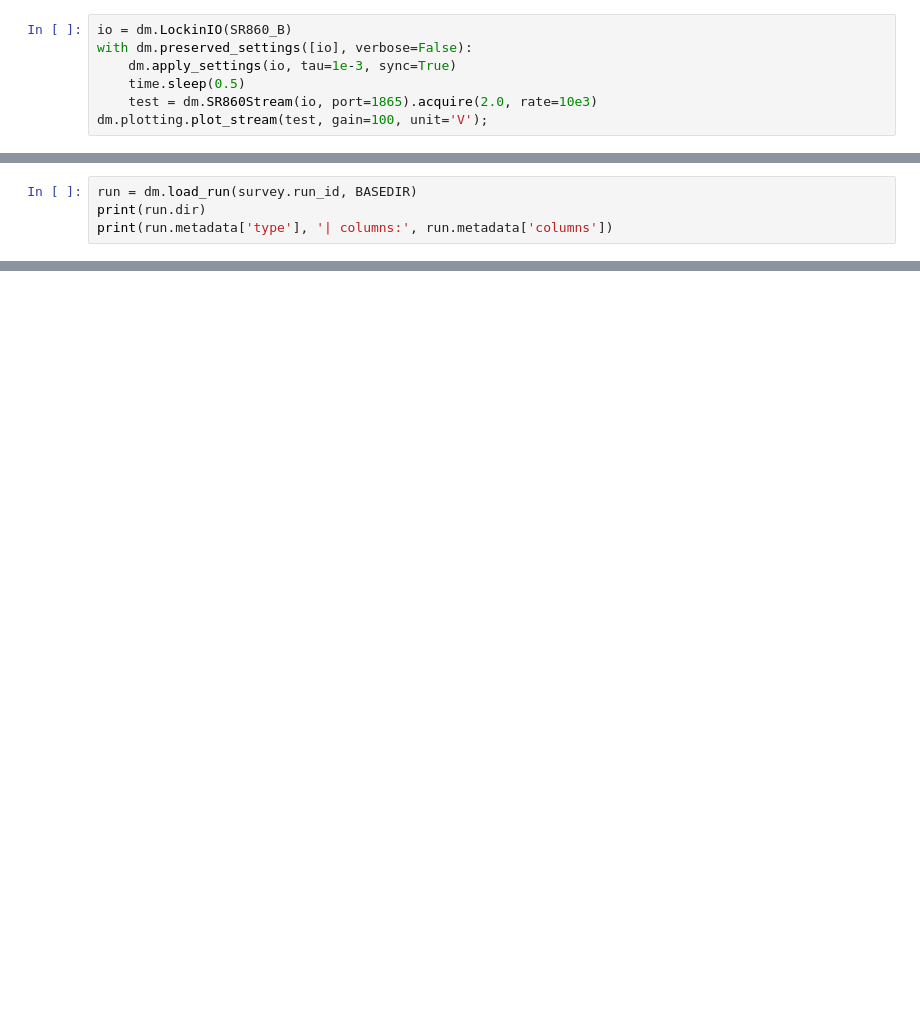
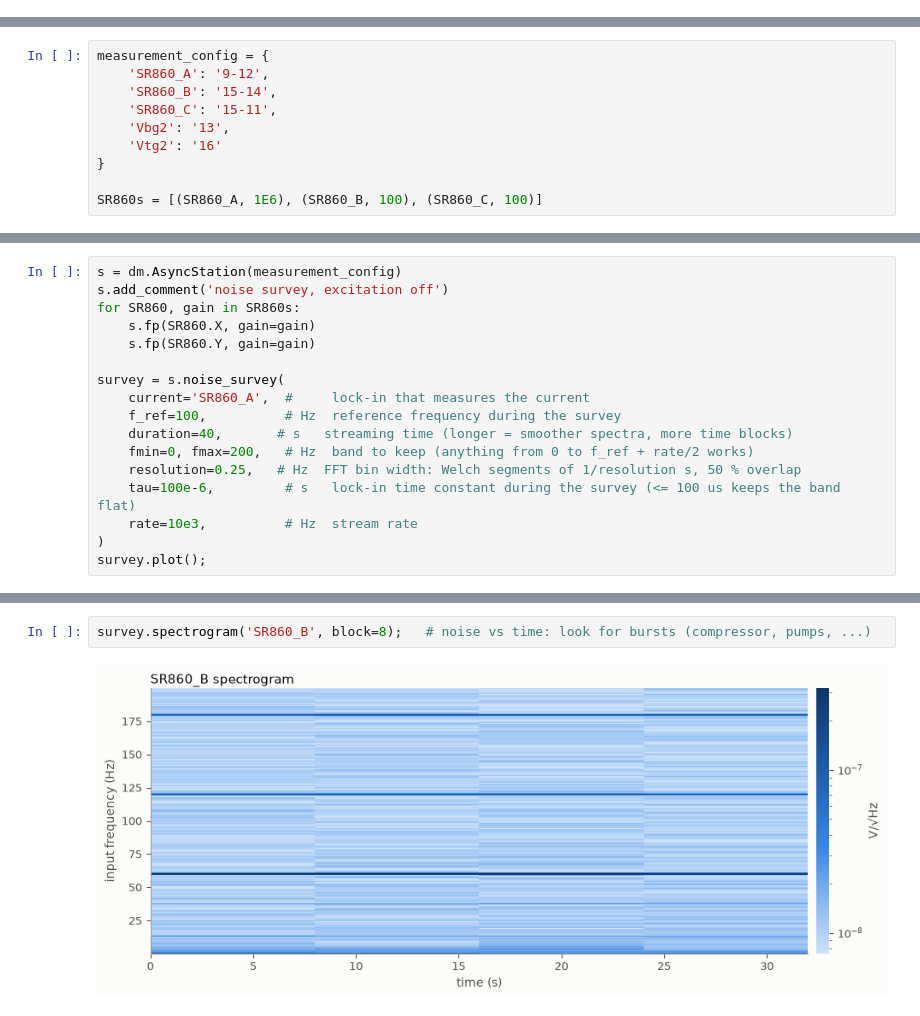
Before and after one commit to declanmz/dmz_measure, a Jupyter notebook: notebooks/CF_noise_survey_SIMULATED.ipynb, the cells around one changed output, grey strips where cells are left out. Saved outputs shown, nothing was run; the diff lists cells and outputs as text; blank space fills up the shorter version.

```diff
--- a/notebooks/CF_noise_survey_SIMULATED.ipynb
+++ b/notebooks/CF_noise_survey_SIMULATED.ipynb
@@ -109,7 +0,0 @@ to run in an administrator PowerShell.
-# %%
-io = dm.LockinIO(SR860_B)
-with dm.preserved_settings([io], verbose=False):
-    dm.apply_settings(io, tau=1e-3, sync=True)
-    time.sleep(0.5)
-    test = dm.SR860Stream(io, port=1865).acquire(2.0, rate=10e3)
-dm.plotting.plot_stream(test, gain=100, unit='V');
@@ -318,4 +0,0 @@ and plots:
-# %%
-run = dm.load_run(survey.run_id, BASEDIR)
-print(run.dir)
-print(run.metadata['type'], '| columns:', run.metadata['columns'])
@@ -324,0 +27,10 @@ noise_survey | columns: ['f_Hz', 'SR860_A_asd_A_per_rtHz', 'SR860_B_asd_V_per_rt
+# %%
+measurement_config = {
+    'SR860_A': '9-12',
+    'SR860_B': '15-14',
+    'SR860_C': '15-11',
+    'Vbg2': '13',
+    'Vtg2': '16'
+}
+
+SR860s = [(SR860_A, 1E6), (SR860_B, 100), (SR860_C, 100)]
@@ -324,0 +39,17 @@ noise_survey | columns: ['f_Hz', 'SR860_A_asd_A_per_rtHz', 'SR860_B_asd_V_per_rt
+# %%
+s = dm.AsyncStation(measurement_config)
+s.add_comment('noise survey, excitation off')
+for SR860, gain in SR860s:
+    s.fp(SR860.X, gain=gain)
+    s.fp(SR860.Y, gain=gain)
+
+survey = s.noise_survey(
+    current='SR860_A',  #     lock-in that measures the current
+    f_ref=100,          # Hz  reference frequency during the survey
+    duration=40,       # s   streaming time (longer = smoother spectra, more time blocks)
+    fmin=0, fmax=200,   # Hz  band to keep (anything from 0 to f_ref + rate/2 works)
+    resolution=0.25,   # Hz  FFT bin width: Welch segments of 1/resolution s, 50 % overlap
+    tau=100e-6,         # s   lock-in time constant during the survey (<= 100 us keeps the band flat)
+    rate=10e3,          # Hz  stream rate
+)
+survey.plot();
@@ -324,0 +74,4 @@ noise_survey | columns: ['f_Hz', 'SR860_A_asd_A_per_rtHz', 'SR860_B_asd_V_per_rt
+# %%
+survey.spectrogram('SR860_B', block=8);   # noise vs time: look for bursts (compressor, pumps, ...)
+# %% [output]
+[figure, added]
```
Also changed, not shown: parts of 44 cells of this notebook, 23 other files.
